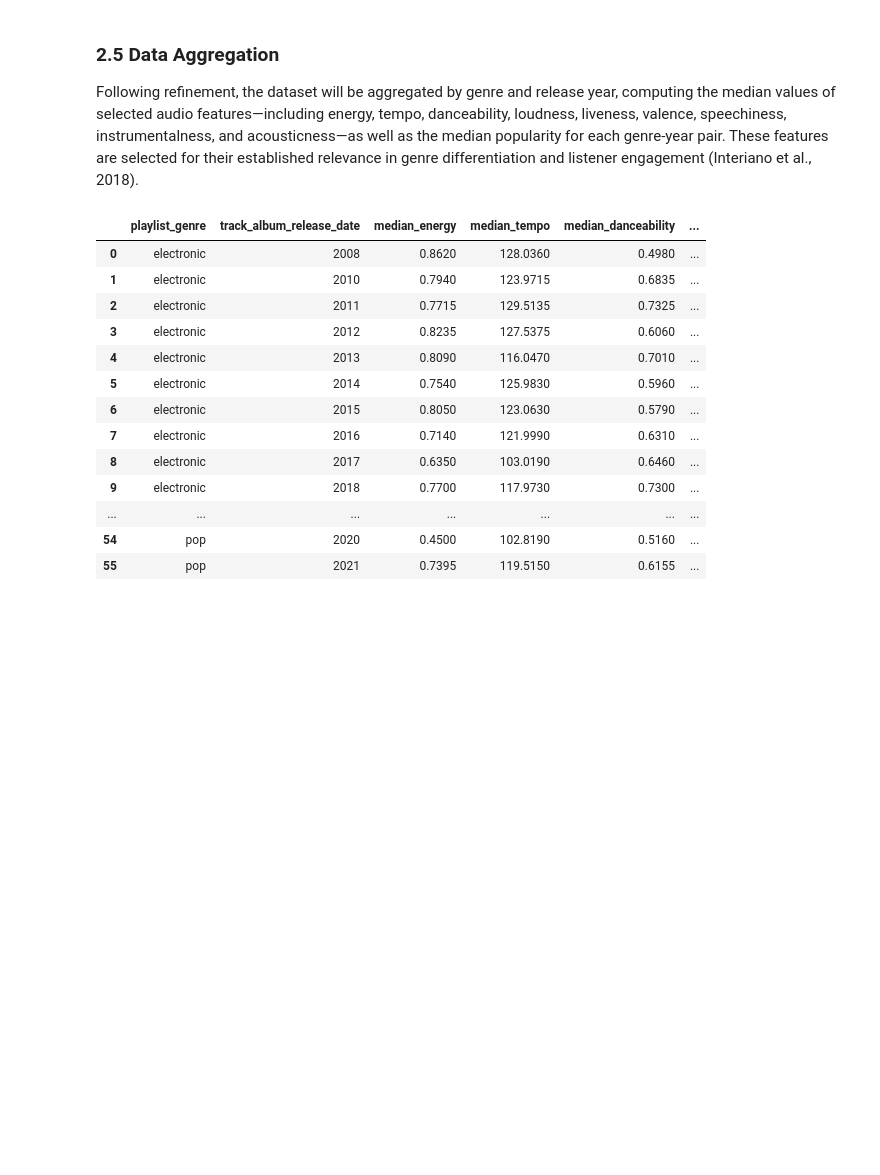
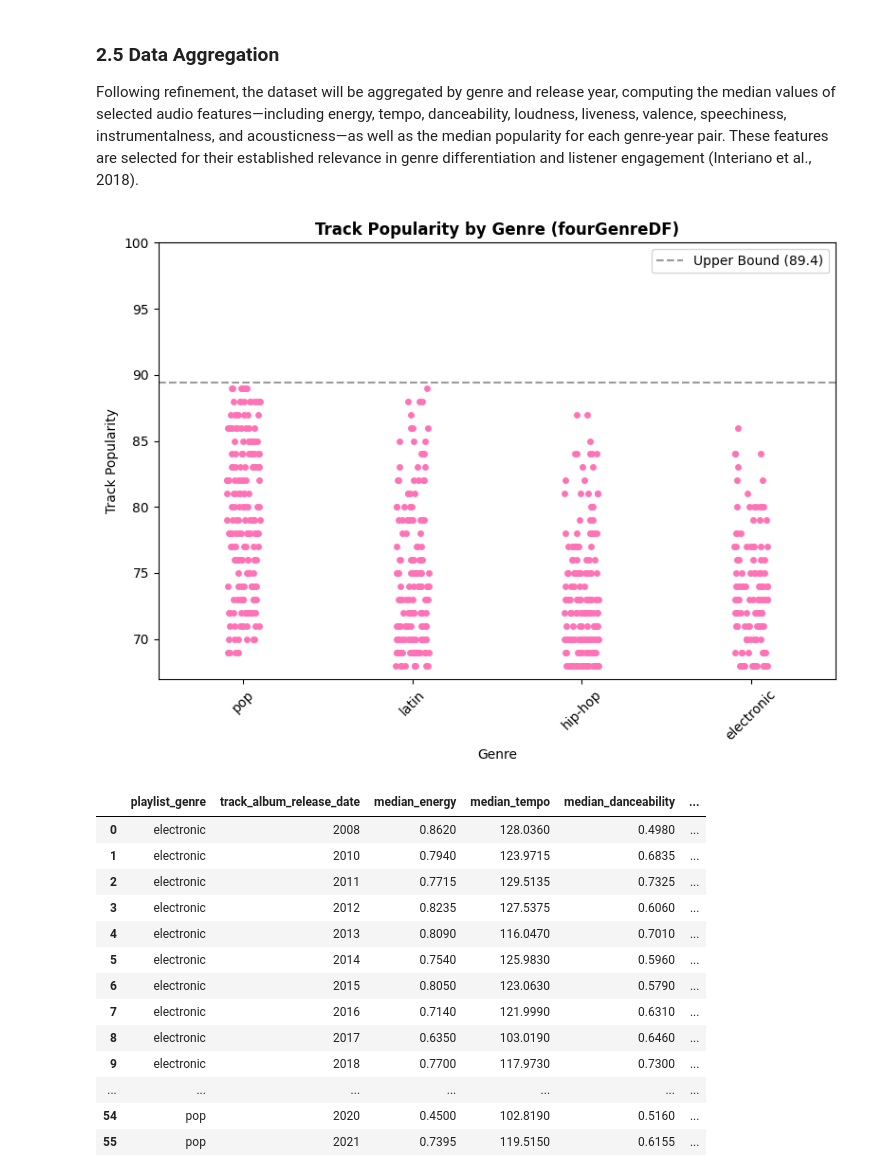
Before and after one commit to Bobberns/Beats-and-Bytes, a Jupyter notebook: 002_DataPreprocessing.ipynb, the cells around one changed output. Drawn from its saved outputs; the diff is of its cells as text; code cells hidden in the pictures; blank space fills up the shorter version.

Commit message:
added diagram for fourGenreDF in preprocessing before aggregation for verification

```diff
--- a/002_DataPreprocessing.ipynb
+++ b/002_DataPreprocessing.ipynb
@@ -233,8 +233,28 @@ Following refinement, the dataset will be aggregated by genre and release year,
 # %%
 # Import the four genre spotify dataset
 fourGenreDF = pd.read_csv('Dataset/filtered_genres_spotify_data(modifiedCopy).csv')
 
 # Display a scatter plot to check
+plt.figure(figsize=(8, 6))
+sns.stripplot(x='playlist_genre', y='track_popularity', data=fourGenreDF, jitter=True, size=5, color='#ff73b6')
+
+# Add reference line at track_popularity = 89.4
+plt.axhline(y=89.4, color='#9e9999', linestyle='--', label='Upper Bound (89.4)')
+
+# Set titles and labels
+plt.title('Track Popularity by Genre (fourGenreDF)', fontweight='bold')
+plt.xlabel('Genre')
+plt.ylabel('Track Popularity')
+plt.ylim(fourGenreDF['track_popularity'].min() - 1, 100)
+plt.xticks(rotation=45)
+plt.legend()
+
+# Adjust the layout
+plt.tight_layout()
+plt.savefig('Diagrams/strip_plot_genre_popularity.png', dpi=1000, bbox_inches='tight')
+plt.show()
+# %% [output]
+[figure, added]
 # %%
 # Ensure track_album_release_date is treated as an integer (year only)
 fourGenreDF['track_album_release_date'] = fourGenreDF['track_album_release_date'].astype(int)
```
Also changed, not shown: 1 other file.
